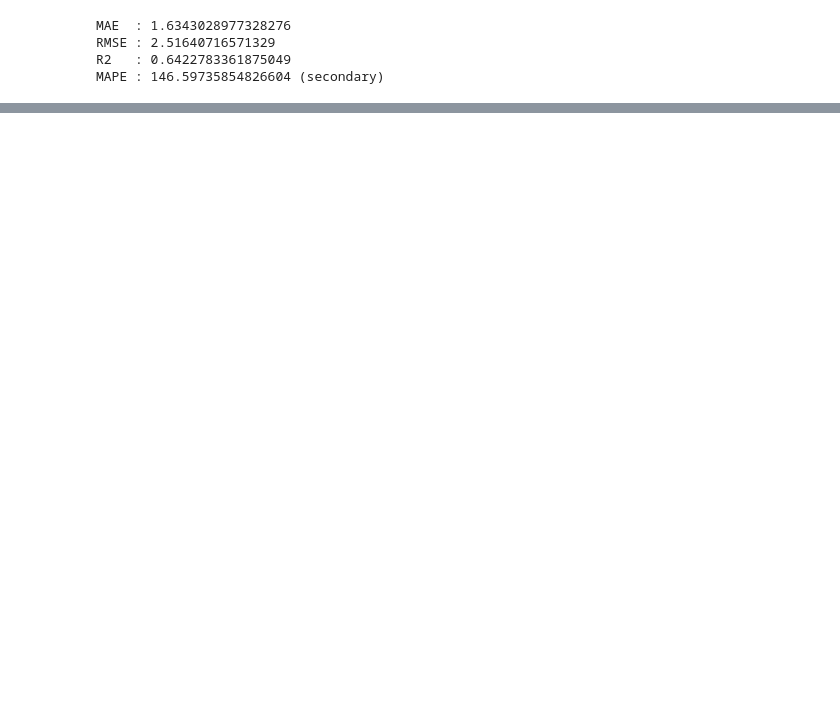
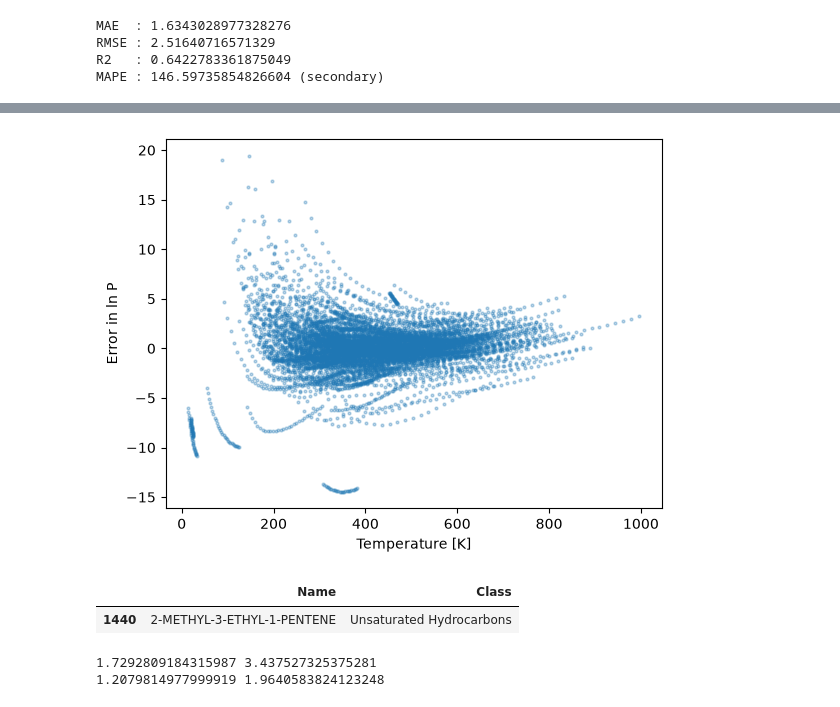
Before and after one commit to BoniYu/Deep-Neural-Network-for-VLE, a Jupyter notebook: notebook/part2.ipynb, the cells around one changed output, grey strips where cells are left out. Drawn from its saved outputs; the diff is of its cells as text; code cells hidden in the pictures; blank space fills up the shorter version.

```diff
--- a/notebook/part2.ipynb
+++ b/notebook/part2.ipynb
@@ -711,0 +767,8 @@ MAPE : 146.59735854826604 (secondary)
+# %%
+# Error by pressure range (is the low-pressure end worse?)
+err['ln_P_bin'] = pd.cut(err['ln_P'], bins=[-30, -10, -5, 0, 5, 10])
+err.groupby('ln_P_bin', observed=True).agg(
+    n_rows=('error', 'size'),
+    MAE=('abs_error', 'mean'),
+    bias=('error', 'mean'),
+)
@@ -711,0 +783,22 @@ MAPE : 146.59735854826604 (secondary)
+# %%
+# Worst compounds and the effect of temperature
+err.groupby('Name')['abs_error'].mean().sort_values(ascending=False).head(10)
+
+plt.scatter(err['T'], err['error'], s=4, alpha=0.3)
+plt.xlabel('Temperature [K]'); plt.ylabel('Error in ln P'); plt.show()
+# %% [output]
+[figure, added]
+# %%
+err[err['T'] < 130][['Name', 'Class']].drop_duplicates()
+err[err['error'] < -12][['Name', 'Class']].drop_duplicates()
+# %% [output]
+|  | Name | Class |
+| 1440 | 2-METHYL-3-ETHYL-1-PENTENE | Unsaturated Hydrocarbons |
+# %%
+uh = err[err['Class'] == 'Unsaturated Hydrocarbons']
+uh_wo = uh[uh['Name'] != '2-METHYL-3-ETHYL-1-PENTENE']
+print(uh['abs_error'].mean(), np.sqrt((uh['error']**2).mean()))
+print(uh_wo['abs_error'].mean(), np.sqrt((uh_wo['error']**2).mean()))
+# %% [output]
+1.7292809184315987 3.437527325375281
+1.2079814977999919 1.9640583824123248
```
Also changed, not shown: parts of 4 cells of this notebook, 4 other files.
